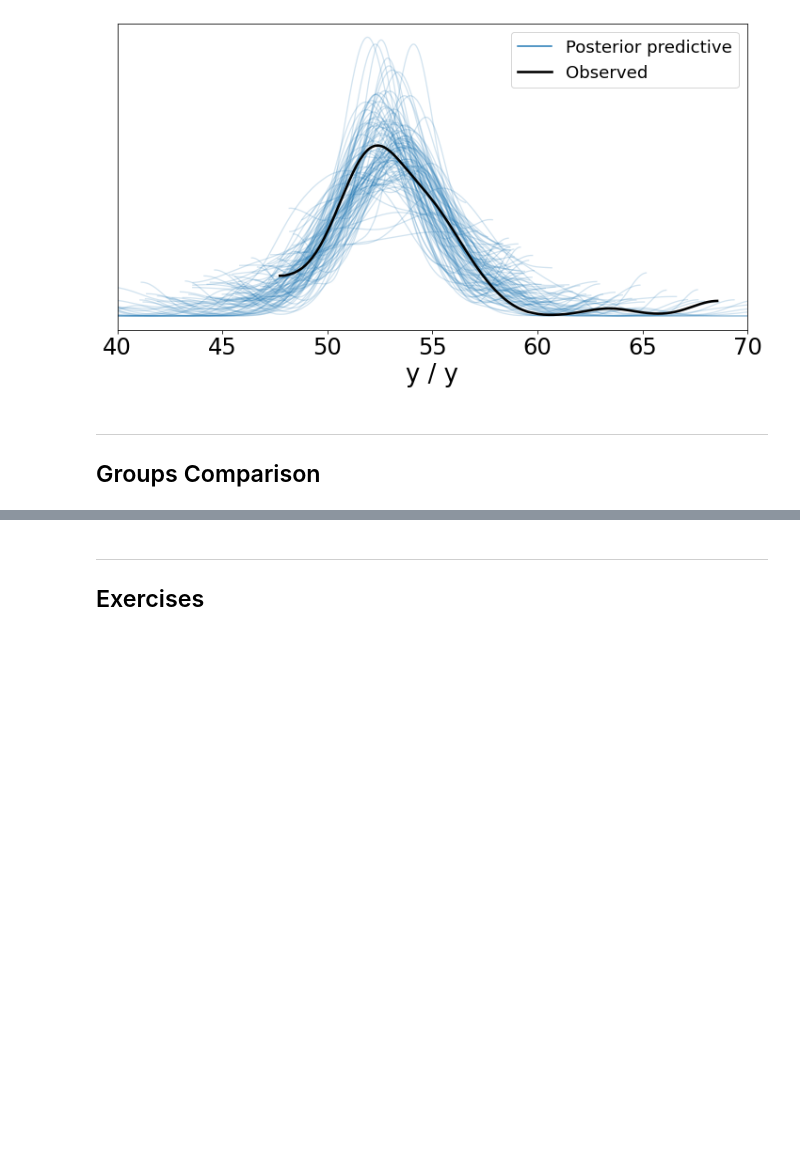
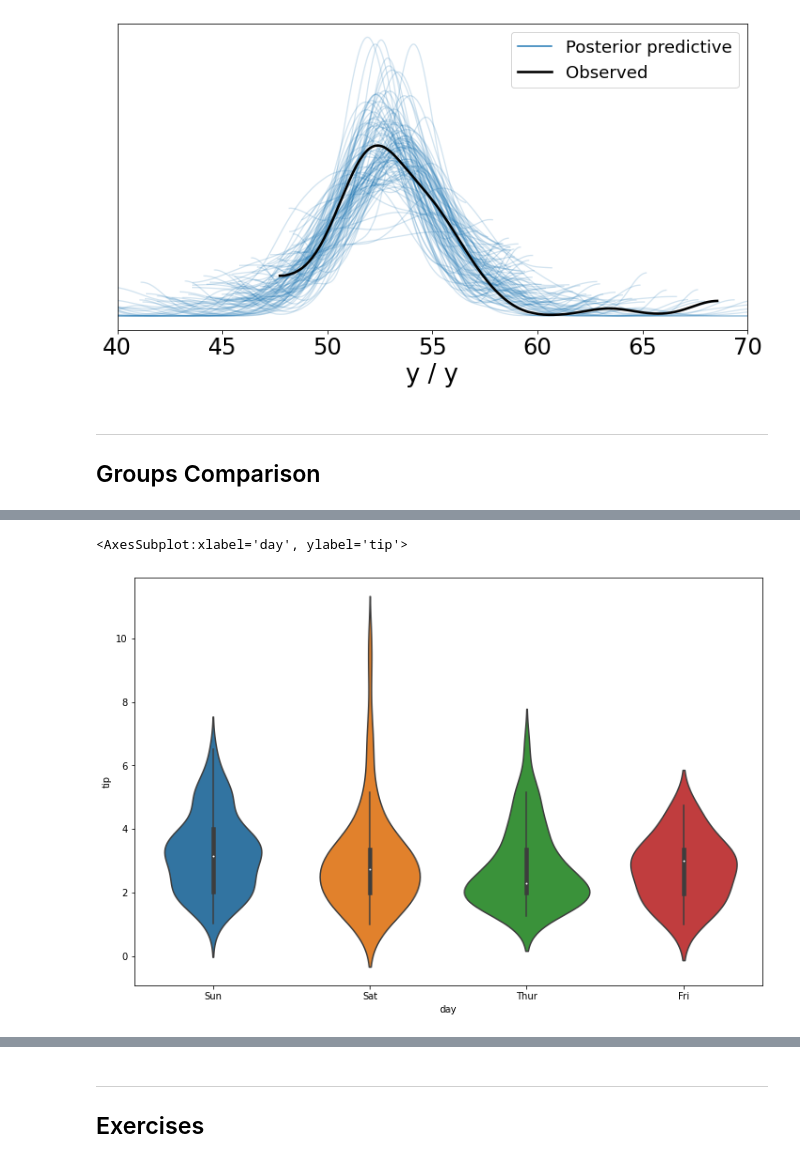
Before and after one commit to jwalluww/Bayesian_Inference, a Jupyter notebook: Bayesian_Analysis_Python/Chapter_2.ipynb, the cells around one changed output, grey strips where cells are left out. Saved outputs shown, nothing was run; the diff lists cells and outputs as text; code cells hidden in the pictures; blank space fills up the shorter version.

Commit message:
updating Bayesian work

```diff
--- a/Bayesian_Analysis_Python/Chapter_2.ipynb
+++ b/Bayesian_Analysis_Python/Chapter_2.ipynb
@@ -273,3 +275,7 @@ posterior predictive variable y's shape not compatible with number of chains and
 # %% [markdown]
 ***
 ## Groups Comparison
+# %%
+# Do folks leave different tips depending on teh day?
+tips = pd.read_csv('C:\\Users\\wallj\\DS_Projects\\Bayesian_Inference\\Bayesian_Analysis_Python\\BAP\\code\\data\\tips.csv')
+tips.tail()
@@ -275,0 +289,8 @@ posterior predictive variable y's shape not compatible with number of chains and
+# %%
+# Quick look at days by tip
+fig = plt.gcf()
+fig.set_size_inches(12, 8)
+sns.violinplot(x='day', y='tip', data=tips)
+# %% [output]
+<AxesSubplot:xlabel='day', ylabel='tip'>
+[figure, added]
```
Also changed, not shown: parts of 12 cells of this notebook, 2 other files.
